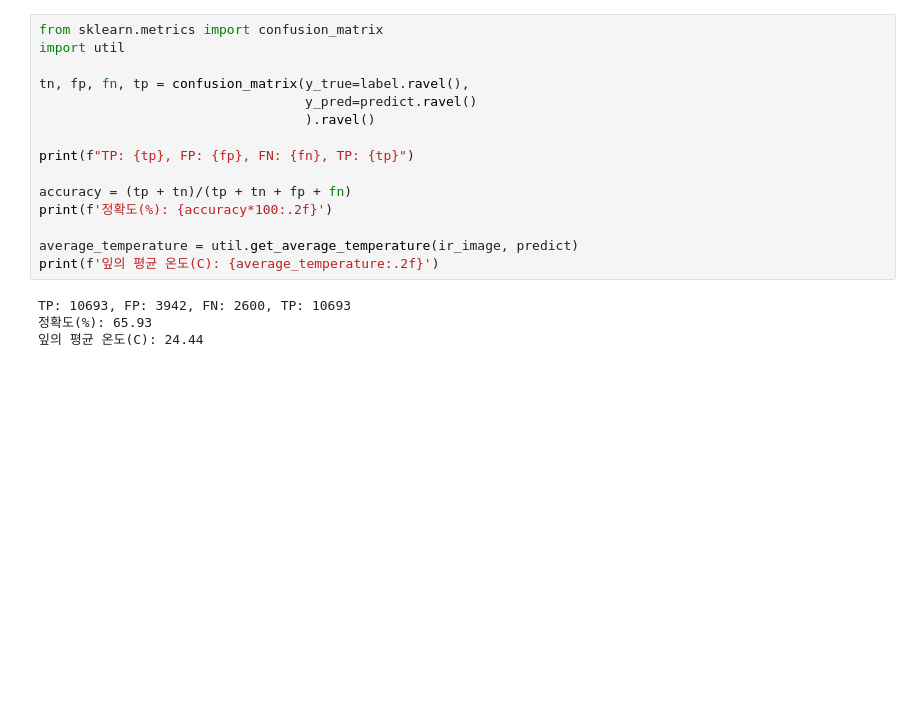
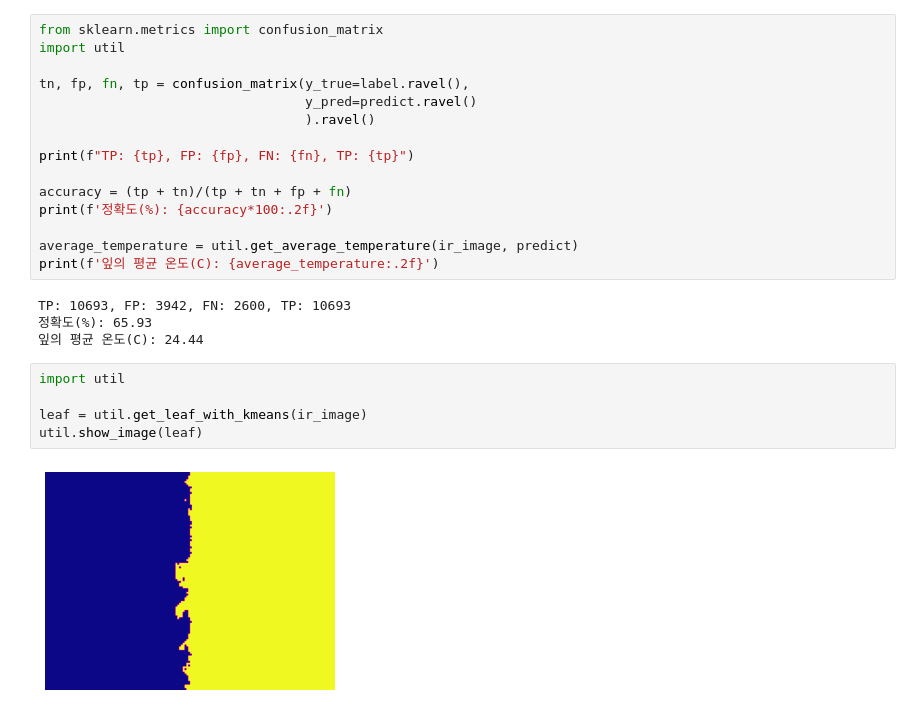
Before and after one commit to plming/infrared-leaf-segmentation, a Jupyter notebook: demo_ginseng.ipynb, the cells around one changed output. Saved outputs shown, nothing was run; the diff lists cells and outputs as text; blank space fills up the shorter version.

Commit message:
좌표 kmeans, iou metric 추가

```diff
--- a/demo_ginseng.ipynb
+++ b/demo_ginseng.ipynb
@@ -53,3 +53,10 @@ print(f'잎의 평균 온도(C): {average_temperature:.2f}')
 TP: 10693, FP: 3942, FN: 2600, TP: 10693
 정확도(%): 65.93
 잎의 평균 온도(C): 24.44
+# %%
+import util
+
+leaf = util.get_leaf_with_kmeans(ir_image)
+util.show_image(leaf)
+# %% [output]
+[figure, added]
```
Also changed, not shown: parts of 3 cells of this notebook, 2 other files.
